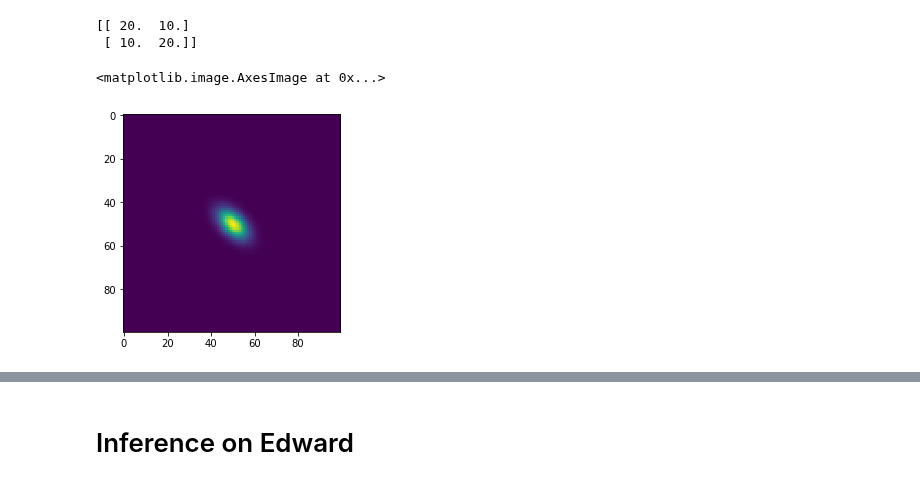
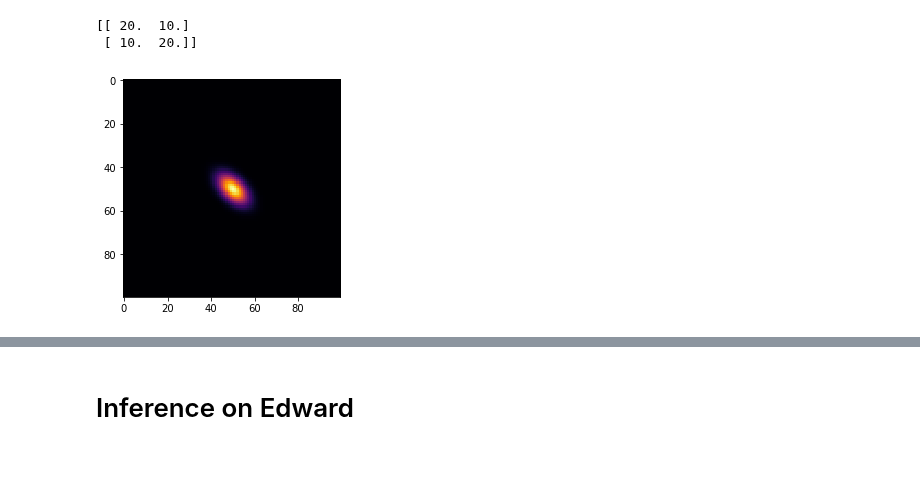
Before and after one commit to lerkoah/BayesianInterferometryIDS, a Jupyter notebook: src/inference.ipynb, the cells around one changed output, grey strips where cells are left out. Saved outputs shown, nothing was run; the diff lists cells and outputs as text; code cells hidden in the pictures.

```diff
--- a/src/inference.ipynb
+++ b/src/inference.ipynb
@@ -57,9 +59,9 @@ from mpl_toolkits.mplot3d import axes3d
 import matplotlib.pyplot as plt
 from matplotlib import cm
 %matplotlib inline
-# %%
-plt.imshow(g)
-# %% [output]
-<matplotlib.image.AxesImage at 0x...>
-[figure, removed]
+# %%
+plt.imshow(img, cmap = mycmap)
+IMAGE_SIZE_X, IMAGE_SIZE_Y = img.shape
+# %% [output]
+[figure, added]
 # %%
```
Also changed, not shown: parts of 9 cells of this notebook, 3 other files.
